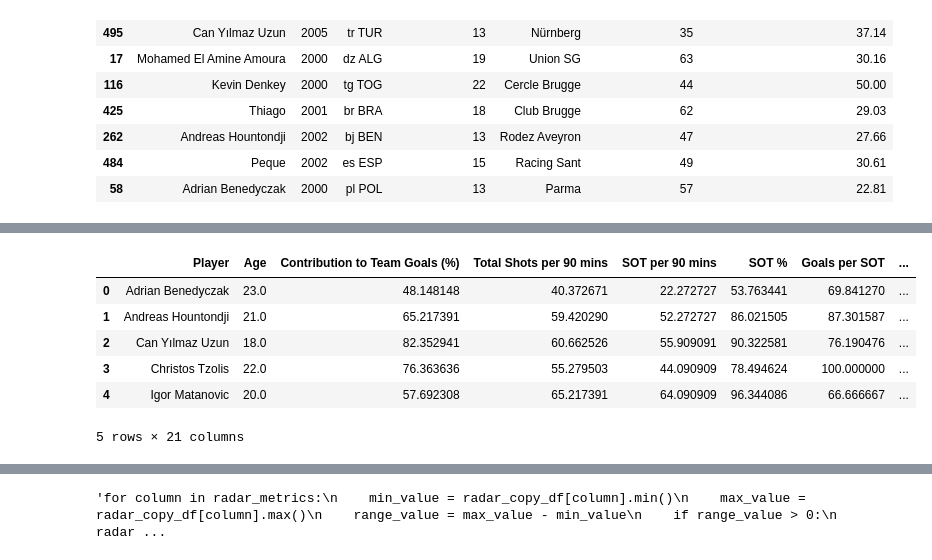
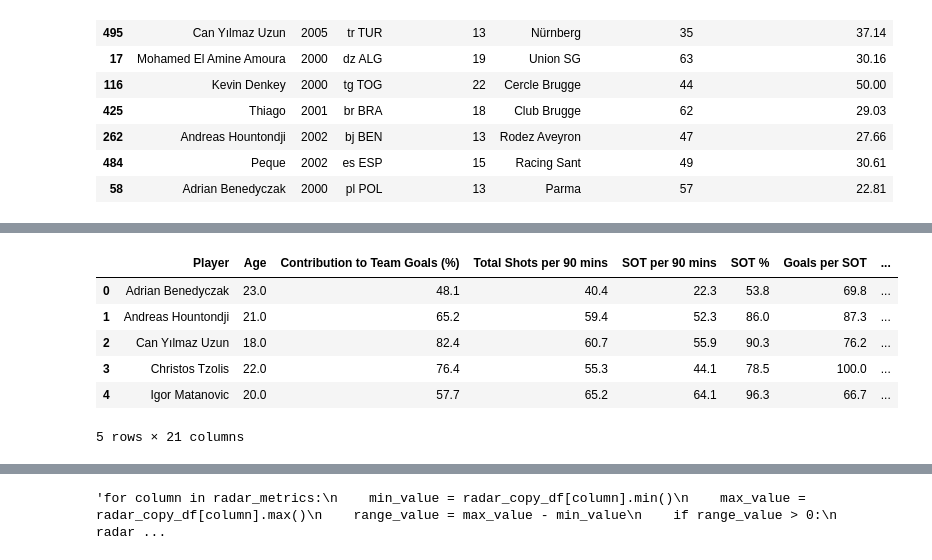
Before and after one commit to brutucas/Football-Player-Analysis, a Jupyter notebook: football_player_analysis.ipynb, the cells around one changed output, grey strips where cells are left out. Drawn from its saved outputs; the diff is of its cells as text; code cells hidden in the pictures.

```diff
--- a/football_player_analysis.ipynb
+++ b/football_player_analysis.ipynb
@@ -927,10 +919,11 @@ radar_copy = focused_strikers_percentile[radar_metrics].copy()
 # %%
+focused_strikers_percentile = focused_strikers_percentile.round(1)
 focused_strikers_percentile.head()
 # %% [output]
 |  | Player | Age | Contribution to Team Goals (%) | Total Shots per 90 mins | SOT per 90 mins | SOT % | Goals per SOT | ... |
-| 0 | Adrian Benedyczak | 23.0 | 48.148148 | 40.372671 | 22.272727 | 53.763441 | 69.841270 | ... |
-| 1 | Andreas Hountondji | 21.0 | 65.217391 | 59.420290 | 52.272727 | 86.021505 | 87.301587 | ... |
-| 2 | Can Yılmaz Uzun | 18.0 | 82.352941 | 60.662526 | 55.909091 | 90.322581 | 76.190476 | ... |
-| 3 | Christos Tzolis | 22.0 | 76.363636 | 55.279503 | 44.090909 | 78.494624 | 100.000000 | ... |
-| 4 | Igor Matanovic | 20.0 | 57.692308 | 65.217391 | 64.090909 | 96.344086 | 66.666667 | ... |
+| 0 | Adrian Benedyczak | 23.0 | 48.1 | 40.4 | 22.3 | 53.8 | 69.8 | ... |
+| 1 | Andreas Hountondji | 21.0 | 65.2 | 59.4 | 52.3 | 86.0 | 87.3 | ... |
+| 2 | Can Yılmaz Uzun | 18.0 | 82.4 | 60.7 | 55.9 | 90.3 | 76.2 | ... |
+| 3 | Christos Tzolis | 22.0 | 76.4 | 55.3 | 44.1 | 78.5 | 100.0 | ... |
+| 4 | Igor Matanovic | 20.0 | 57.7 | 65.2 | 64.1 | 96.3 | 66.7 | ... |
 5 rows × 21 columns
```
Also changed, not shown: parts of 35 cells of this notebook, 58 other files.
